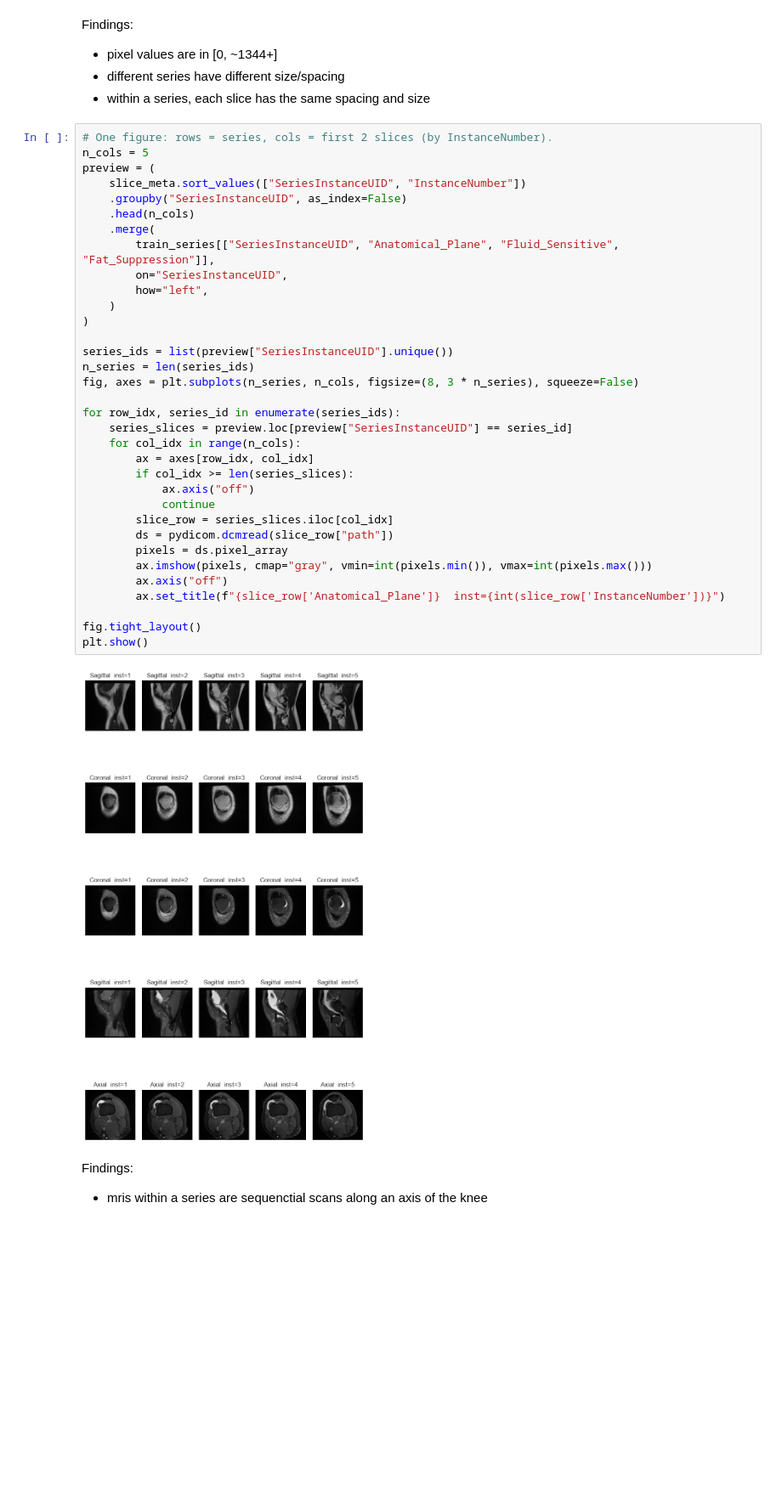
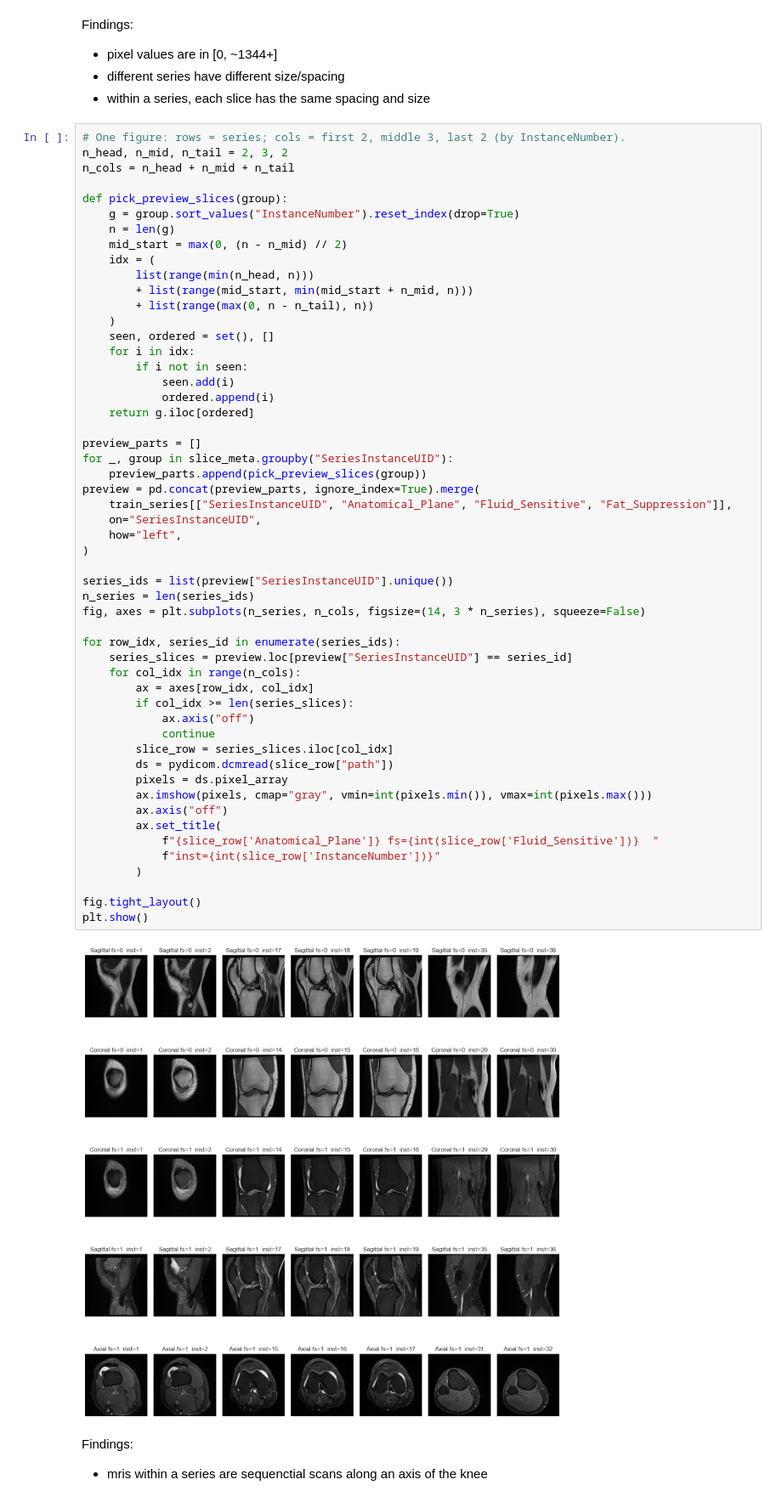
Before and after one commit to paramtully/RSNA-Knee-Abnormality-Detection, a Jupyter notebook: analysis.ipynb, the cells around one changed output. Shown at 85% size. Cells and saved outputs as stored; diff of their text form; blank space fills up the shorter version.

Commit message:
updated the graph to show first 2, median 3, and last 2 mris in each series

```diff
--- a/analysis.ipynb
+++ b/analysis.ipynb
@@ -386,41 +387,60 @@ Findings:
 - different series have different size/spacing
 - within a series, each slice has the same spacing and size
 # %%
-# One figure: rows = series, cols = first 2 slices (by InstanceNumber).
-n_cols = 5
-preview = (
-    slice_meta.sort_values(["SeriesInstanceUID", "InstanceNumber"])
-    .groupby("SeriesInstanceUID", as_index=False)
-    .head(n_cols)
-    .merge(
-        train_series[["SeriesInstanceUID", "Anatomical_Plane", "Fluid_Sensitive", "Fat_Suppression"]],
-        on="SeriesInstanceUID",
-        how="left",
+# One figure: rows = series; cols = first 2, middle 3, last 2 (by InstanceNumber).
+n_head, n_mid, n_tail = 2, 3, 2
+n_cols = n_head + n_mid + n_tail
+
+def pick_preview_slices(group):
+    g = group.sort_values("InstanceNumber").reset_index(drop=True)
+    n = len(g)
+    mid_start = max(0, (n - n_mid) // 2)
+    idx = (
+        list(range(min(n_head, n)))
+        + list(range(mid_start, min(mid_start + n_mid, n)))
+        + list(range(max(0, n - n_tail), n))
     )
+    seen, ordered = set(), []
+    for i in idx:
+        if i not in seen:
+            seen.add(i)
+            ordered.append(i)
+    return g.iloc[ordered]
+
+preview_parts = []
+for _, group in slice_meta.groupby("SeriesInstanceUID"):
+    preview_parts.append(pick_preview_slices(group))
+preview = pd.concat(preview_parts, ignore_index=True).merge(
+    train_series[["SeriesInstanceUID", "Anatomical_Plane", "Fluid_Sensitive", "Fat_Suppression"]],
+    on="SeriesInstanceUID",
+    how="left",
 )
 
 series_ids = list(preview["SeriesInstanceUID"].unique())
 n_series = len(series_ids)
-fig, axes = plt.subplots(n_series, n_cols, figsize=(8, 3 * n_series), squeeze=False)
+fig, axes = plt.subplots(n_series, n_cols, figsize=(14, 3 * n_series), squeeze=False)
 
 for row_idx, series_id in enumerate(series_ids):
     series_slices = preview.loc[preview["SeriesInstanceUID"] == series_id]
     for col_idx in range(n_cols):
         ax = axes[row_idx, col_idx]
         if col_idx >= len(series_slices):
             ax.axis("off")
             continue
         slice_row = series_slices.iloc[col_idx]
         ds = pydicom.dcmread(slice_row["path"])
         pixels = ds.pixel_array
         ax.imshow(pixels, cmap="gray", vmin=int(pixels.min()), vmax=int(pixels.max()))
         ax.axis("off")
-        ax.set_title(f"{slice_row['Anatomical_Plane']}  inst={int(slice_row['InstanceNumber'])}")
+        ax.set_title(
+            f"{slice_row['Anatomical_Plane']} fs={int(slice_row['Fluid_Sensitive'])}  "
+            f"inst={int(slice_row['InstanceNumber'])}"
+        )
 
 fig.tight_layout()
 plt.show()
 # %% [output]
-[figure, old version]
+[figure, new version]
 # %% [markdown]
 Findings:
 - mris within a series are sequenctial scans along an axis of the knee
```
Also changed, not shown: parts of 1 cell of this notebook.
